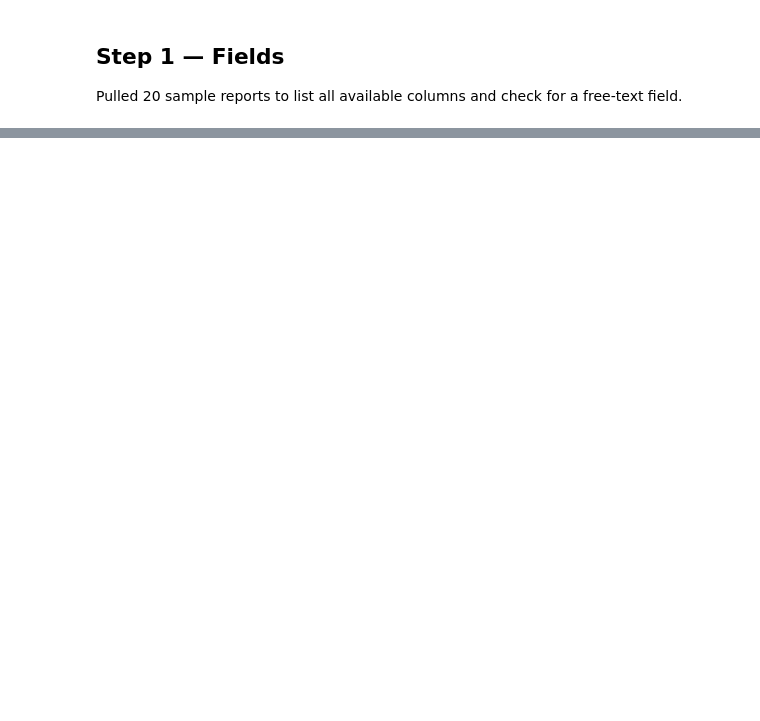
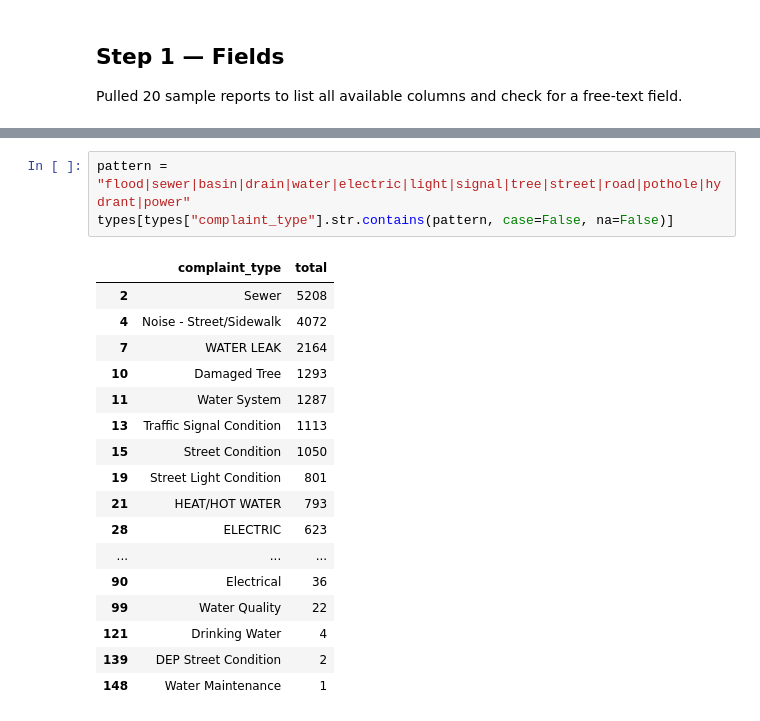
Before and after one commit to anaszpro/Plexa-A-Multi-Modal-Smart-City-Digital-Twin-and-Cascading-Resilience-Engine, a Jupyter notebook: notebooks/01_nyc311_exploration_safety_governance.ipynb, the cells around one changed output, grey strips where cells are left out. Cells and saved outputs as stored; diff of their text form; blank space fills up the shorter version.

```diff
--- a/notebooks/01_nyc311_exploration_safety_governance.ipynb
+++ b/notebooks/01_nyc311_exploration_safety_governance.ipynb
@@ -63,0 +98,21 @@ Pulled 20 sample reports to list all available columns and check for a free-text
+# %%
+pattern = "flood|sewer|basin|drain|water|electric|light|signal|tree|street|road|pothole|hydrant|power"
+types[types["complaint_type"].str.contains(pattern, case=False, na=False)]
+# %% [output]
+|  | complaint_type | total |
+| 2 | Sewer | 5208 |
+| 4 | Noise - Street/Sidewalk | 4072 |
+| 7 | WATER LEAK | 2164 |
+| 10 | Damaged Tree | 1293 |
+| 11 | Water System | 1287 |
+| 13 | Traffic Signal Condition | 1113 |
+| 15 | Street Condition | 1050 |
+| 19 | Street Light Condition | 801 |
+| 21 | HEAT/HOT WATER | 793 |
+| 28 | ELECTRIC | 623 |
+| ... | ... | ... |
+| 90 | Electrical | 36 |
+| 99 | Water Quality | 22 |
+| 121 | Drinking Water | 4 |
+| 139 | DEP Street Condition | 2 |
+| 148 | Water Maintenance | 1 |
```
Also changed, not shown: parts of 6 cells of this notebook.
